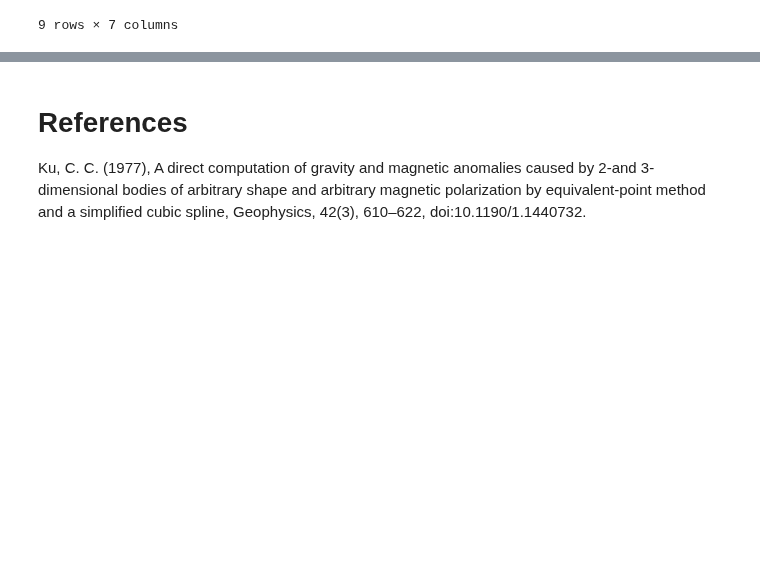
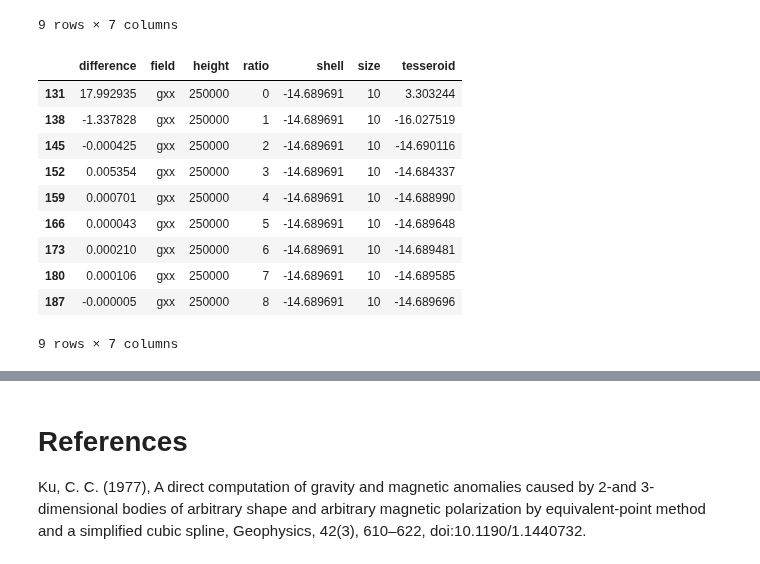
Before and after one commit to pinga-lab/paper-tesseroids, a Jupyter notebook: notebooks/tesseroid_vs_spherical_shell.ipynb, the cells around one changed output, grey strips where cells are left out. Drawn from its saved outputs; the diff is of its cells as text; code cells hidden in the pictures; blank space fills up the shorter version.

```diff
--- a/notebooks/tesseroid_vs_spherical_shell.ipynb
+++ b/notebooks/tesseroid_vs_spherical_shell.ipynb
@@ -235,4 +233,18 @@ data.to_csv('tesseroid_vs_spherical_shell.csv')
 data.to_pickle('tesseroid_vs_spherical_shell.pickle')
+# %%
+data[data.field == 'gxx'][data.height == 250000][data.size == 10].sort('ratio')
+# %% [output]
+|  | difference | field | height | ratio | shell | size | tesseroid |
+| 131 | 17.992935 | gxx | 250000 | 0 | -14.689691 | 10 | 3.303244 |
+| 138 | -1.337828 | gxx | 250000 | 1 | -14.689691 | 10 | -16.027519 |
+| 145 | -0.000425 | gxx | 250000 | 2 | -14.689691 | 10 | -14.690116 |
+| 152 | 0.005354 | gxx | 250000 | 3 | -14.689691 | 10 | -14.684337 |
+| 159 | 0.000701 | gxx | 250000 | 4 | -14.689691 | 10 | -14.688990 |
+| 166 | 0.000043 | gxx | 250000 | 5 | -14.689691 | 10 | -14.689648 |
+| 173 | 0.000210 | gxx | 250000 | 6 | -14.689691 | 10 | -14.689481 |
+| 180 | 0.000106 | gxx | 250000 | 7 | -14.689691 | 10 | -14.689585 |
+| 187 | -0.000005 | gxx | 250000 | 8 | -14.689691 | 10 | -14.689696 |
+9 rows × 7 columns
 # %%
 titles = dict(zip(fields,
     ['$Potential$', r'$g_{z}$', r'$g_{xx}$', r'$g_{yy}$', r'$g_{zz}$', r'$g_{xy}$', r'$g_{xz}$', r'$g_{yz}$']))
```
Also changed, not shown: parts of 9 cells of this notebook.
